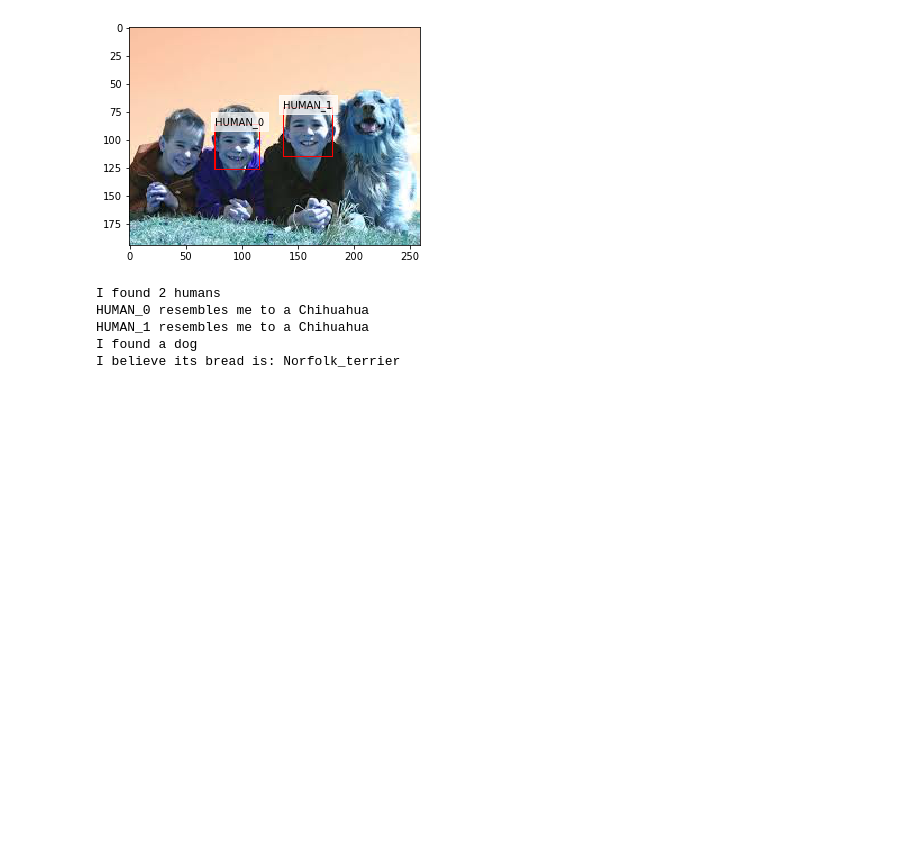
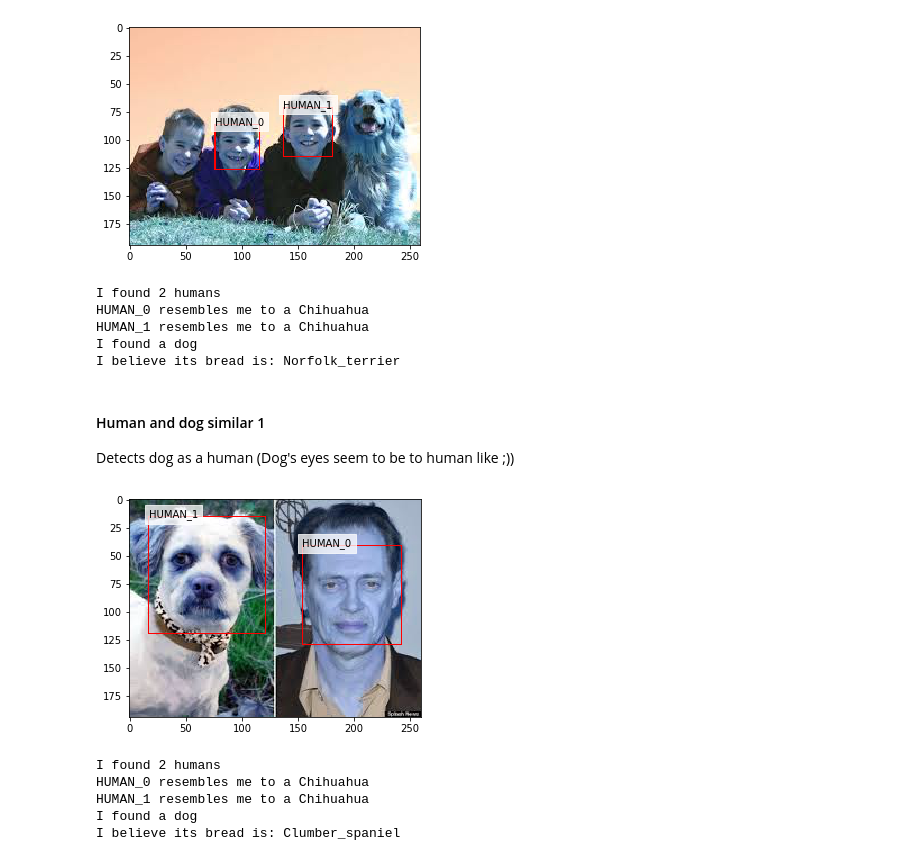
Before and after one commit to jganzabal/dog-project, a Jupyter notebook: dog_app.ipynb, the cells around one changed output. Drawn from its saved outputs; the diff is of its cells as text; code cells hidden in the pictures; blank space fills up the shorter version.

```diff
--- a/dog_app.ipynb
+++ b/dog_app.ipynb
@@ -943,3 +976,15 @@ HUMAN_0 resembles me to a Chihuahua
 HUMAN_1 resembles me to a Chihuahua
 I found a dog
 I believe its bread is: Norfolk_terrier
+# %% [markdown]
+#### Human and dog similar 1
+Detects dog as a human (Dog's eyes seem to be to human like ;))
+# %%
+my_breed_detector("images/similar_1.jpeg")
+# %% [output]
+[figure, added]
+I found 2 humans
+HUMAN_0 resembles me to a Chihuahua
+HUMAN_1 resembles me to a Chihuahua
+I found a dog
+I believe its bread is: Clumber_spaniel
```
Also changed, not shown: parts of 19 cells of this notebook, 8 other files.
